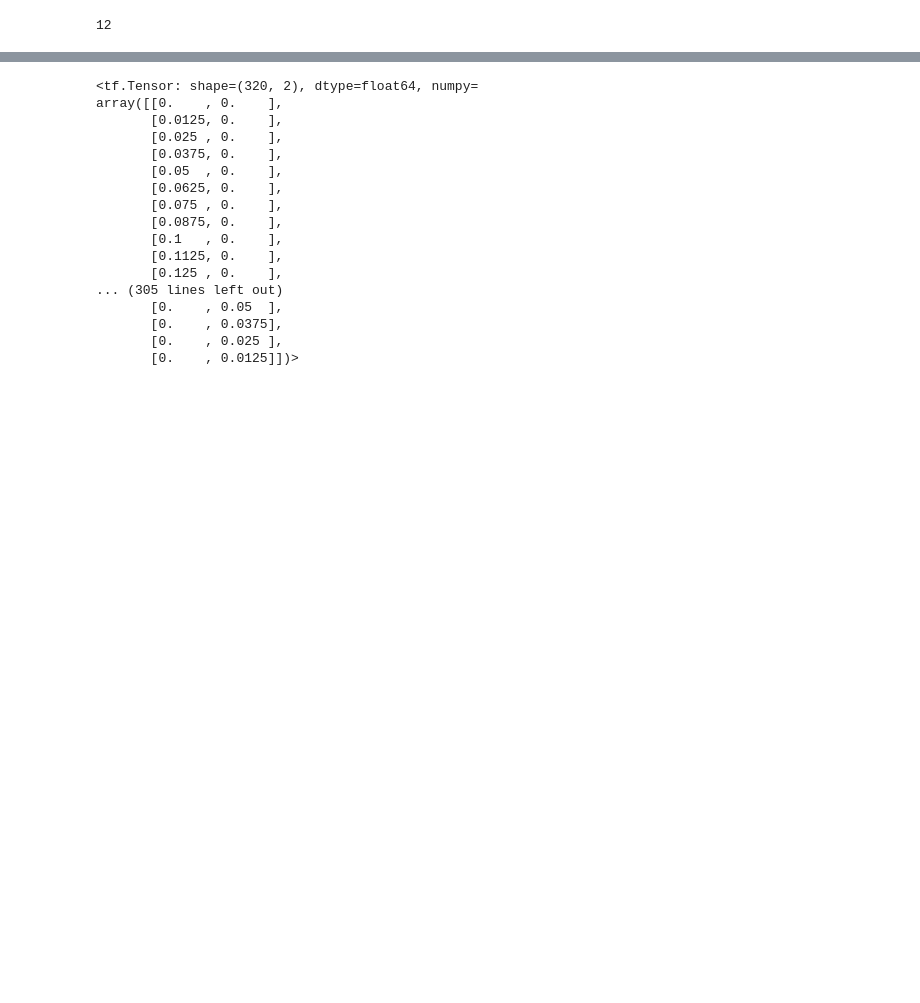
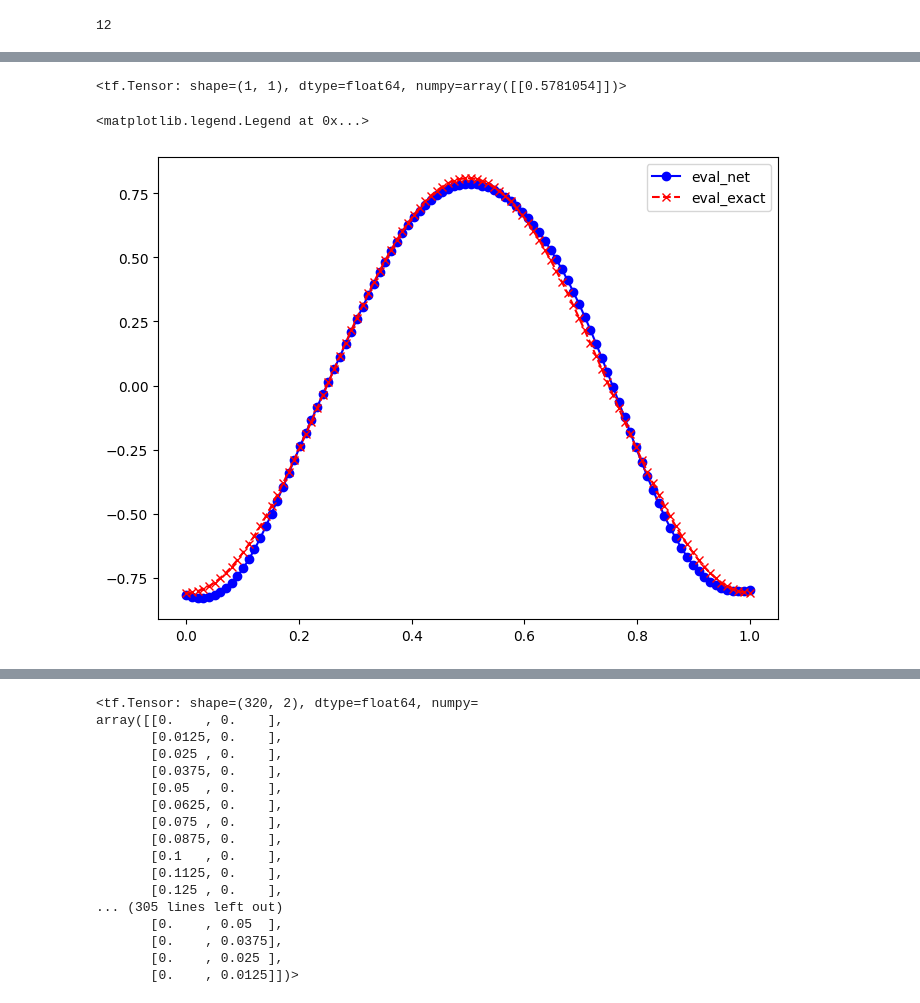
Before and after one commit to jar-evans/IVPINN, a Jupyter notebook: temp_mariano/mesh_final.ipynb, the cells around one changed output, grey strips where cells are left out. Drawn from its saved outputs; the diff is of its cells as text; code cells hidden in the pictures; blank space fills up the shorter version.

```diff
--- a/temp_mariano/mesh_final.ipynb
+++ b/temp_mariano/mesh_final.ipynb
@@ -509,3 +514,33 @@ plt.show()
+# %%
+vp.u_NN(1.0,2.0)
+# %% [output]
+<tf.Tensor: shape=(1, 1), dtype=float64, numpy=array([[0.5781054]])>
+# %%
+x=np.linspace(0,1,100,dtype=np.float32)
+
+
+
+def u_exact(x,y):
+
+    return np.cos(2*np.pi*x)*np.sin(2*np.pi*y)
+
+
+eval_exact=[u_exact(x[i],0.85) for i in range(len(x))]
+
+eval_net=[vp.u_NN(x[i],0.85).numpy()[0,0] for i in range(len(x))]
+
+eval_exact=np.array(eval_exact)
+eval_net=np.array(eval_net)
+# %%
+plt.figure(figsize=(8, 6))  # Set the figure size
+
+# Plot the data
+plt.plot(x, eval_net, label='eval_net', linestyle='-', marker='o', color='b')
+plt.plot(x, eval_exact, label='eval_exact', linestyle='--', marker='x', color='r')
+plt.legend()
+# %% [output]
+<matplotlib.legend.Legend at 0x...>
+[figure, added]
 # %%
 
 indices = tf.constant([[[triangle[0],1]], [[triangle[1],1]], [[triangle[2],1]]])
```
Also changed, not shown: parts of 12 cells of this notebook, 3 other files.
